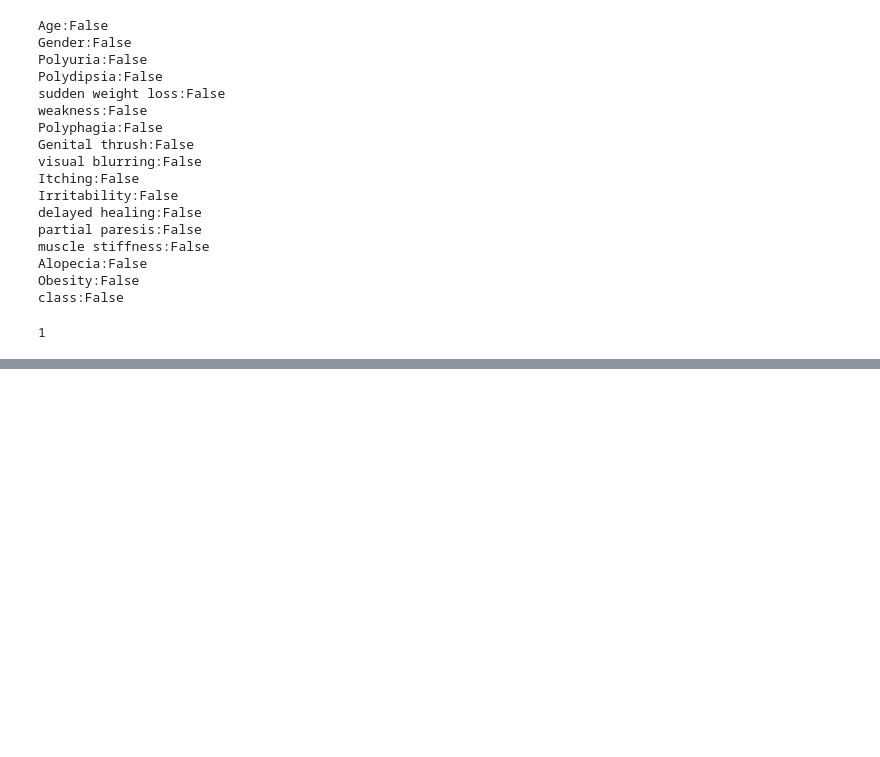
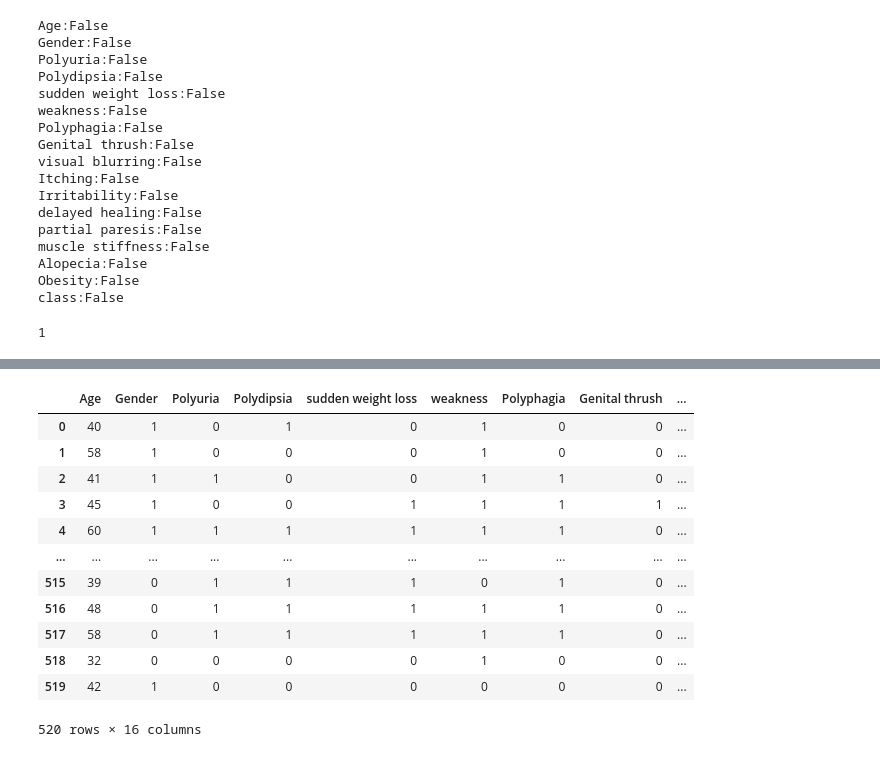
Before and after one commit to ryand0n/SC2022-BatchD-electric-pythons, a Jupyter notebook: Zachary Evan Shiff/Project EDA/EDA.ipynb, the cells around one changed output, grey strips where cells are left out. Cells and saved outputs as stored; diff of their text form; code cells hidden in the pictures; blank space fills up the shorter version.

```diff
--- a/Zachary Evan Shiff/Project EDA/EDA.ipynb
+++ b/Zachary Evan Shiff/Project EDA/EDA.ipynb
@@ -118,0 +177,20 @@ df_class = df['class'].value_counts().to_frame().reset_index()
+# %%
+Drop_Columns = ['class']
+x = df.drop(Drop_Columns,axis=1)
+y = df[['class']]
+# %%
+x
+# %% [output]
+|  | Age | Gender | Polyuria | Polydipsia | sudden weight loss | weakness | Polyphagia | Genital thrush | ... |
+| 0 | 40 | 1 | 0 | 1 | 0 | 1 | 0 | 0 | ... |
+| 1 | 58 | 1 | 0 | 0 | 0 | 1 | 0 | 0 | ... |
+| 2 | 41 | 1 | 1 | 0 | 0 | 1 | 1 | 0 | ... |
+| 3 | 45 | 1 | 0 | 0 | 1 | 1 | 1 | 1 | ... |
+| 4 | 60 | 1 | 1 | 1 | 1 | 1 | 1 | 0 | ... |
+| ... | ... | ... | ... | ... | ... | ... | ... | ... | ... |
+| 515 | 39 | 0 | 1 | 1 | 1 | 0 | 1 | 0 | ... |
+| 516 | 48 | 0 | 1 | 1 | 1 | 1 | 1 | 0 | ... |
+| 517 | 58 | 0 | 1 | 1 | 1 | 1 | 1 | 0 | ... |
+| 518 | 32 | 0 | 0 | 0 | 0 | 1 | 0 | 0 | ... |
+| 519 | 42 | 1 | 0 | 0 | 0 | 0 | 0 | 0 | ... |
+520 rows × 16 columns
```
Also changed, not shown: parts of 24 cells of this notebook, 18 other files.
